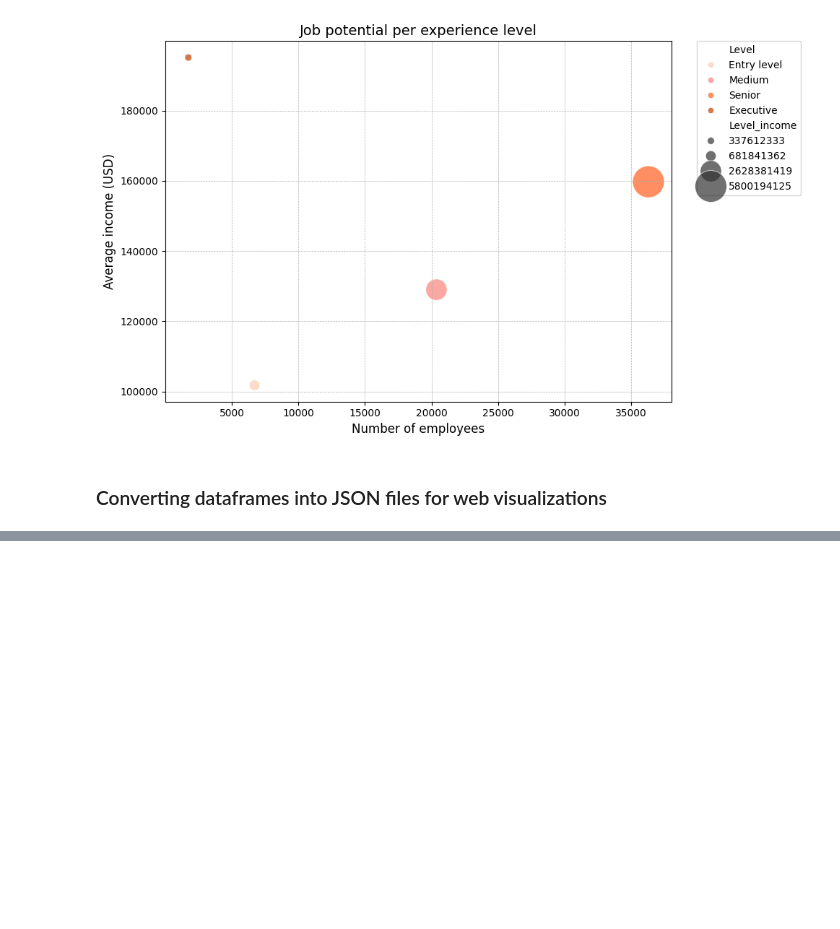
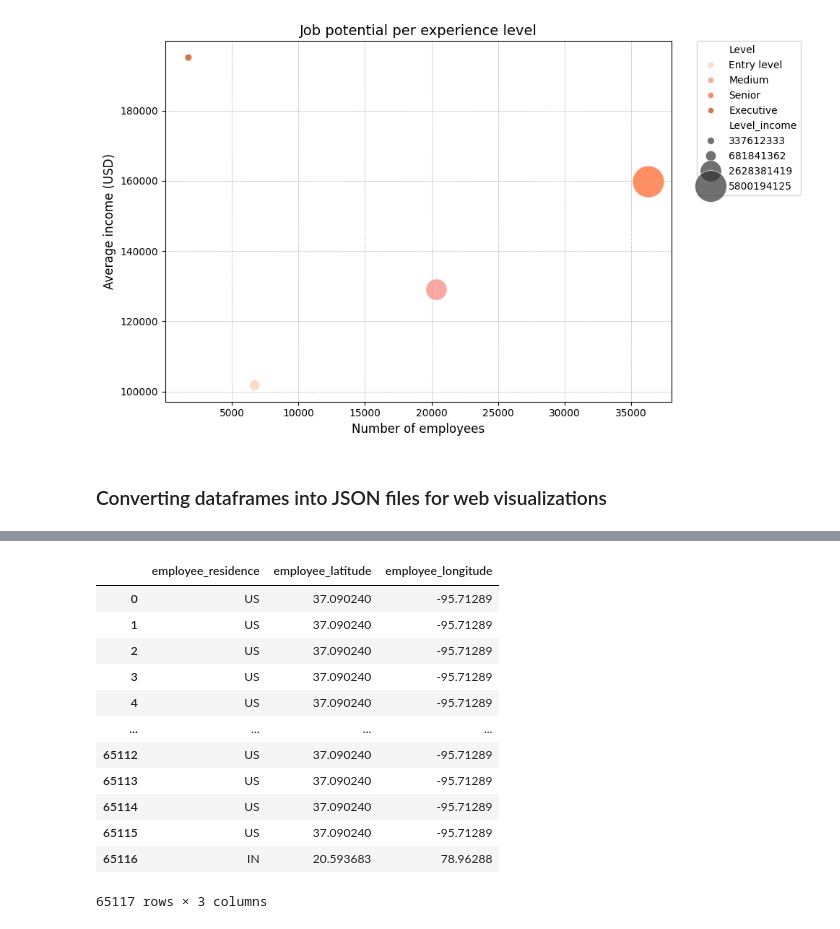
Before and after one commit to monroyminerodiego/visualization-tools-IX, a Jupyter notebook: ML/U2/ProjectU2/analysis_ariel.ipynb, the cells around one changed output, grey strips where cells are left out. Drawn from its saved outputs; the diff is of its cells as text; code cells hidden in the pictures; blank space fills up the shorter version.

```diff
--- a/ML/U2/ProjectU2/analysis_ariel.ipynb
+++ b/ML/U2/ProjectU2/analysis_ariel.ipynb
@@ -450,0 +560,17 @@ employees_df.to_json('./data/employees_level.json', index=False)
+# %%
+countries_locations = pd.read_csv('./data/projectU2.csv',usecols=['employee_latitude', 'employee_longitude', 'employee_residence'])
+countries_locations
+# %% [output]
+|  | employee_residence | employee_latitude | employee_longitude |
+| 0 | US | 37.090240 | -95.71289 |
+| 1 | US | 37.090240 | -95.71289 |
+| 2 | US | 37.090240 | -95.71289 |
+| 3 | US | 37.090240 | -95.71289 |
+| 4 | US | 37.090240 | -95.71289 |
+| ... | ... | ... | ... |
+| 65112 | US | 37.090240 | -95.71289 |
+| 65113 | US | 37.090240 | -95.71289 |
+| 65114 | US | 37.090240 | -95.71289 |
+| 65115 | US | 37.090240 | -95.71289 |
+| 65116 | IN | 20.593683 | 78.96288 |
+65117 rows × 3 columns
```
Also changed, not shown: parts of 20 cells of this notebook.
